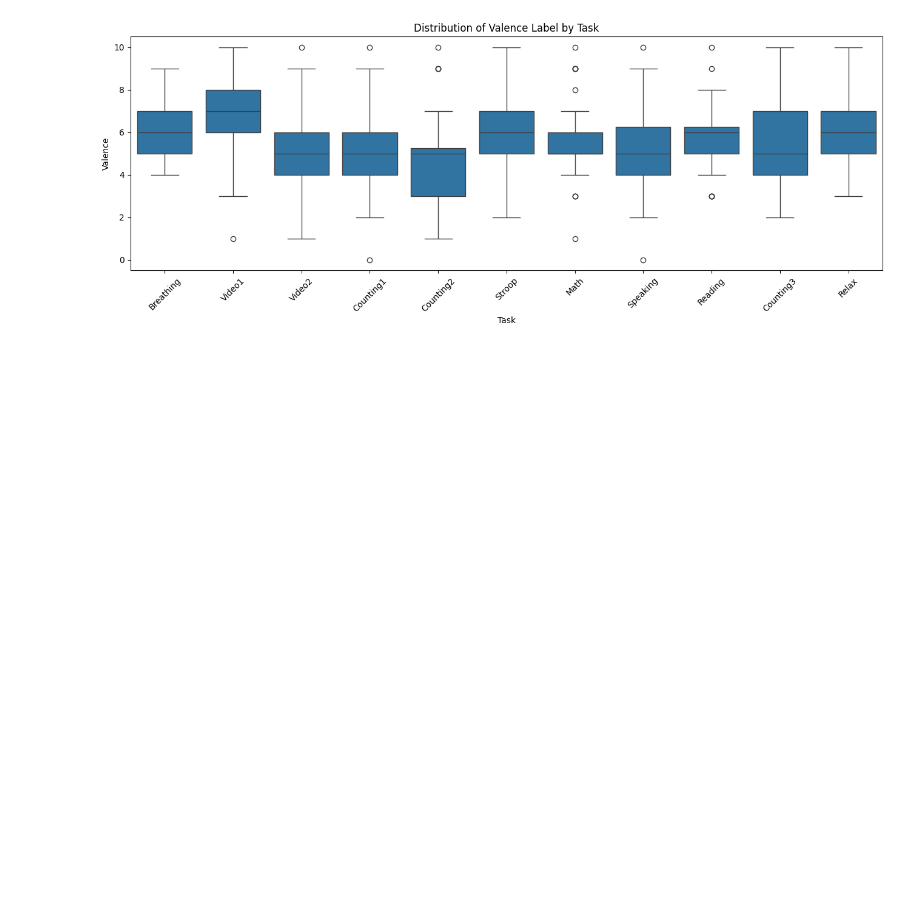
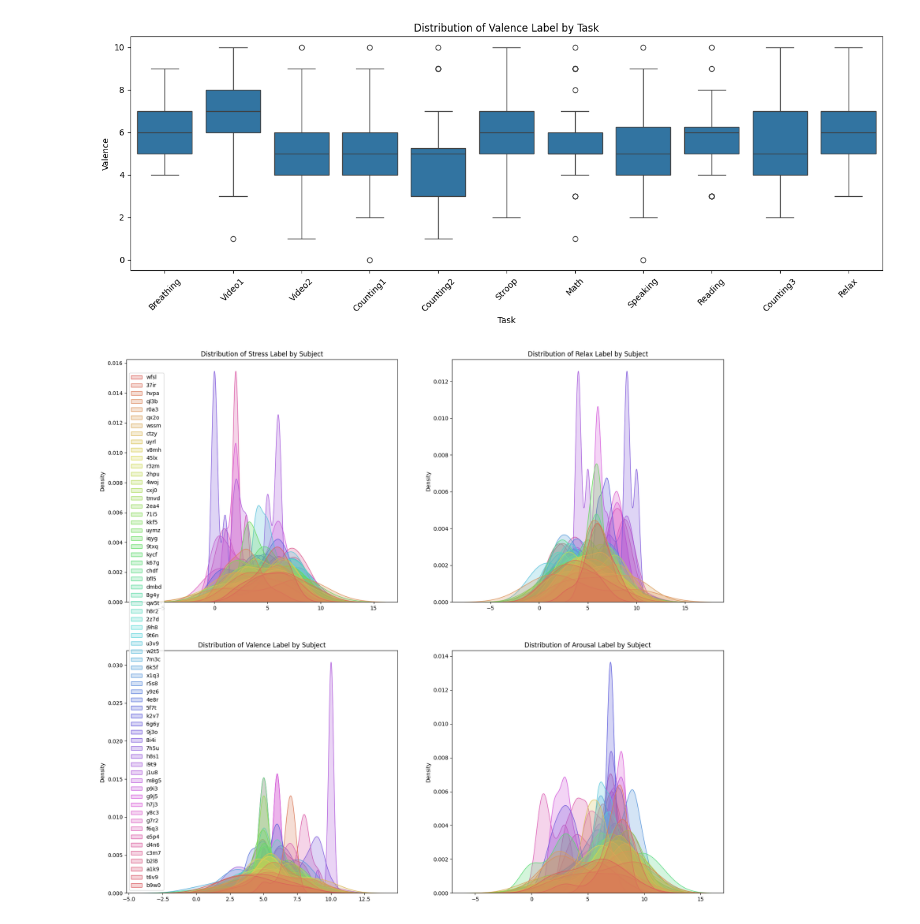
Before and after one commit to raz0208/Stress-Detection-by-Multimodal-Dataset, a Jupyter notebook: eda.ipynb, the cells around one changed output. Drawn from its saved outputs; the diff is of its cells as text; code cells hidden in the pictures; blank space fills up the shorter version.

Commit message:
StressID: Code Update - EDA on self_assessment.csv

```diff
--- a/eda.ipynb
+++ b/eda.ipynb
@@ -246,3 +246,22 @@ plt.show()
 [figure]
 [figure]
 [figure]
+# %%
+# kdeplot Grouped by assessment, accross all tasks and for each subject use labels dataset
+label_stress = self_assessment[self_assessment["Tasks"].str.contains("stress")]
+label_relax = self_assessment[self_assessment["Tasks"].str.contains("relax")]
+label_valence = self_assessment[self_assessment["Tasks"].str.contains("valence")].drop(columns = "hh2e")
+label_arousal = self_assessment[self_assessment["Tasks"].str.contains("arousal")].drop(columns = "hh2e")
+
+fig, axs = plt.subplots(2,2, figsize=(20, 18))
+sns.kdeplot(data=label_stress, fill=True, palette="hls", ax=axs[0, 0], legend=False)
+axs[0, 0].set_title('Distribution of Stress Label by Subject')
+sns.kdeplot(data=label_relax, fill=True, palette="hls", ax=axs[0, 1], legend=False)
+axs[0, 1].set_title('Distribution of Relax Label by Subject')
+sns.kdeplot(data=label_valence, fill=True, palette="hls", ax=axs[1, 0])
+axs[1, 0].set_title('Distribution of Valence Label by Subject')
+sns.kdeplot(data=label_arousal, fill=True, palette="hls", ax=axs[1, 1], legend=False)
+axs[1, 1].set_title('Distribution of Arousal Label by Subject')
+plt.show()
+# %% [output]
+[figure, added]
```
